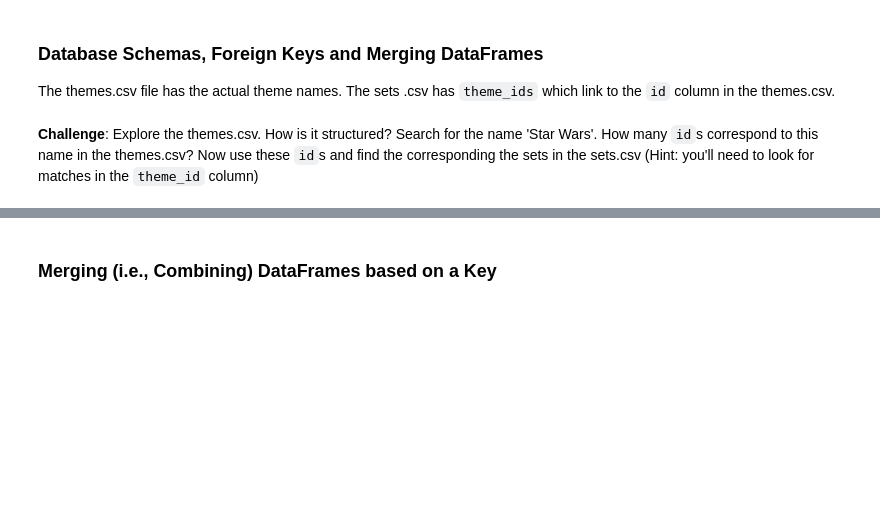
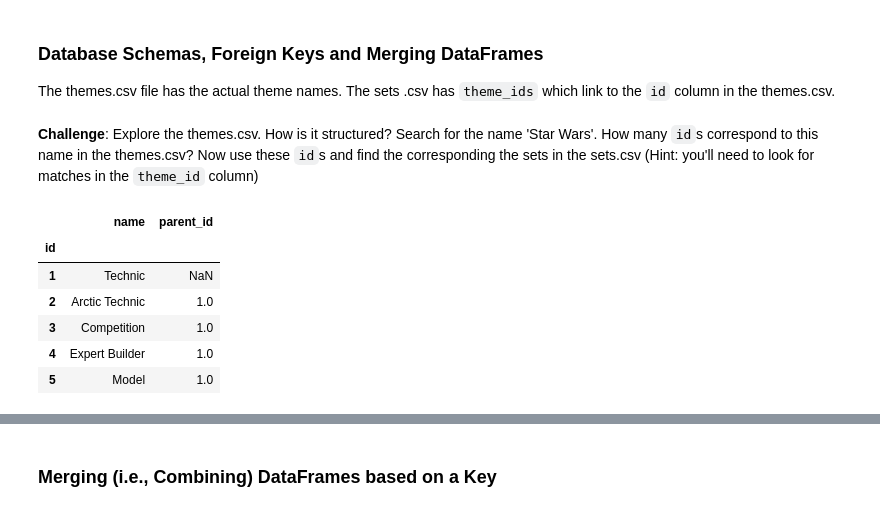
Before and after one commit to UlisesJuarez/Advanced-python-projects, a Jupyter notebook: Aggregate and merge data/Lego_Analysis_for_Course_(start).ipynb, the cells around one changed output, grey strips where cells are left out. Drawn from its saved outputs; the diff is of its cells as text; code cells hidden in the pictures; blank space fills up the shorter version.

```diff
--- a/Aggregate and merge data/Lego_Analysis_for_Course_(start).ipynb
+++ b/Aggregate and merge data/Lego_Analysis_for_Course_(start).ipynb
@@ -254,3 +266,14 @@ LEGO has licensed many hit franchises from Harry Potter to Marvel Super Heros to
 The themes.csv file has the actual theme names. The sets .csv has <code>theme_ids</code> which link to the <code>id</code> column in the themes.csv.
 # %% [markdown]
 **Challenge**: Explore the themes.csv. How is it structured? Search for the name 'Star Wars'. How many <code>id</code>s correspond to this name in the themes.csv? Now use these <code>id</code>s and find the corresponding the sets in the sets.csv (Hint: you'll need to look for matches in the <code>theme_id</code> column)
+# %%
+themes=pd.read_csv("data/themes.csv",index_col=0)
+themes.head()
+# %% [output]
+|  | name | parent_id |
+| id |  |  |
+| 1 | Technic | NaN |
+| 2 | Arctic Technic | 1.0 |
+| 3 | Competition | 1.0 |
+| 4 | Expert Builder | 1.0 |
+| 5 | Model | 1.0 |
```
Also changed, not shown: parts of 6 cells of this notebook.
